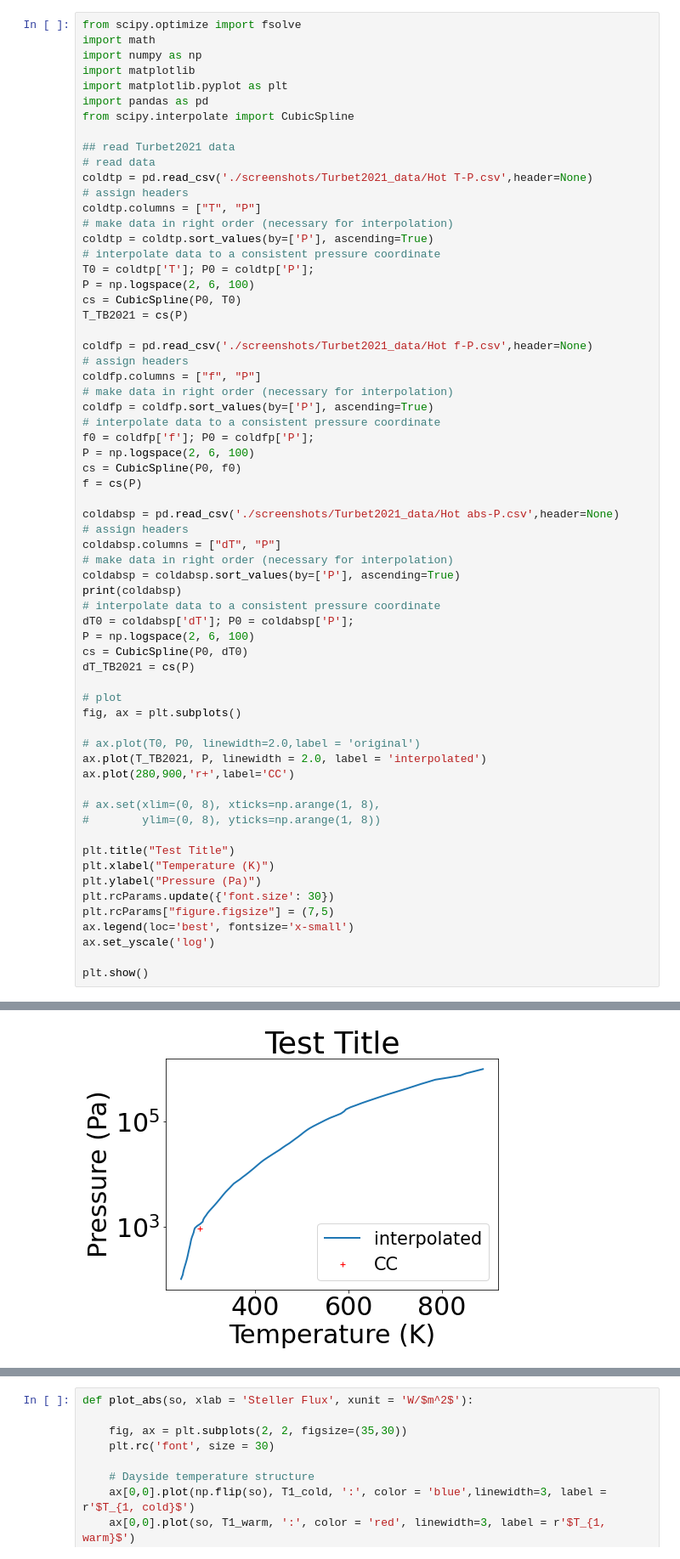
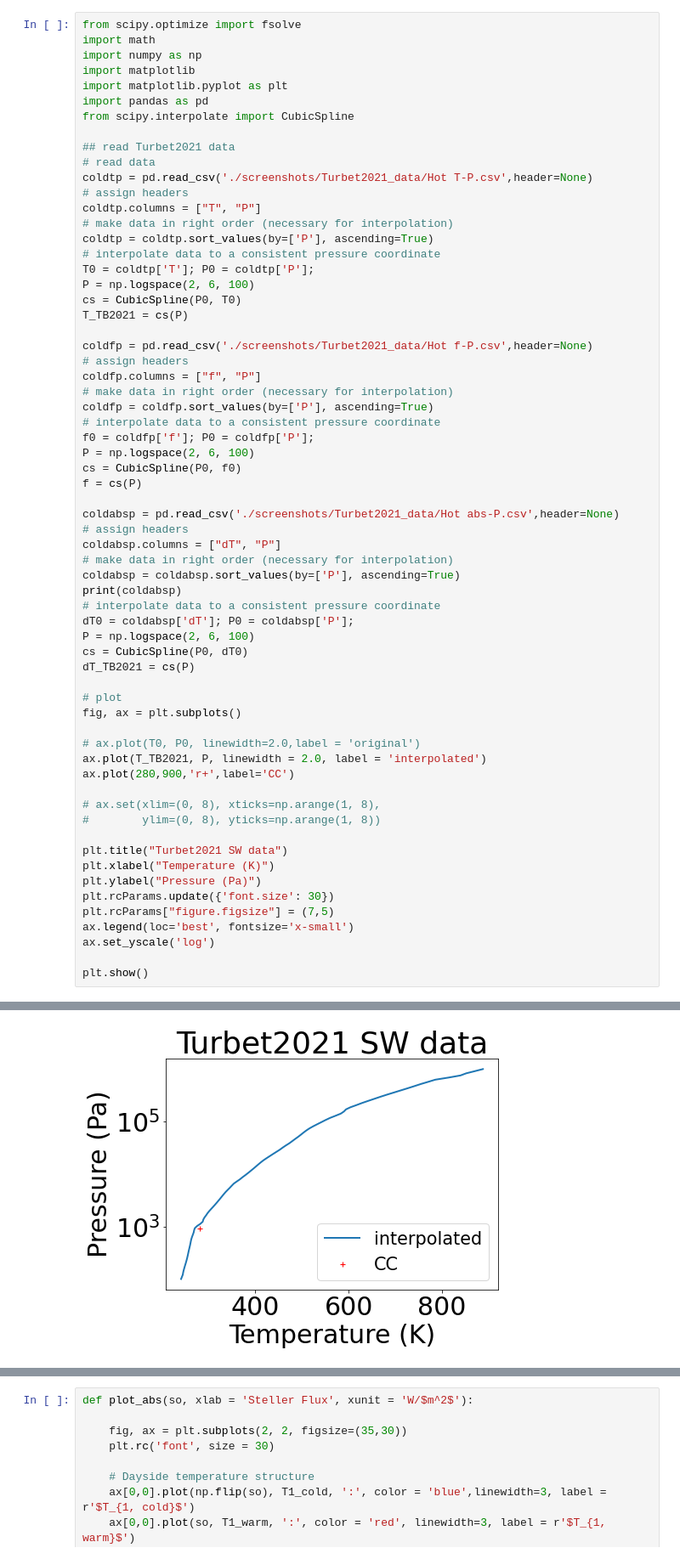
Before and after one commit to bowen27/hysteresis_steam, a Jupyter notebook: Code_OnMidway2Cluster_03242023/radiation fitting.ipynb, the cells around one changed output, grey strips where cells are left out. Shown at 85% size. Saved outputs shown, nothing was run; the diff lists cells and outputs as text.

```diff
--- a/Code_OnMidway2Cluster_03242023/radiation fitting.ipynb
+++ b/Code_OnMidway2Cluster_03242023/radiation fitting.ipynb
@@ -49,35 +49,35 @@ fig, ax = plt.subplots()
 # ax.plot(T0, P0, linewidth=2.0,label = 'original')
 ax.plot(T_TB2021, P, linewidth = 2.0, label = 'interpolated')
 ax.plot(280,900,'r+',label='CC')
 
 # ax.set(xlim=(0, 8), xticks=np.arange(1, 8),
 #        ylim=(0, 8), yticks=np.arange(1, 8))
 
-plt.title("Test Title")
+plt.title("Turbet2021 SW data")
 plt.xlabel("Temperature (K)")
 plt.ylabel("Pressure (Pa)")
 plt.rcParams.update({'font.size': 30})
 plt.rcParams["figure.figsize"] = (7,5)
 ax.legend(loc='best', fontsize='x-small')
 ax.set_yscale('log')
 
 plt.show()
 # %% [output]
           dT             P
 85  1.806220  1.421674e+01
 84  1.627721  1.570770e+01
 83  1.445043  1.786704e+01
 82  1.282787  2.048042e+01
 81  1.159888  2.359788e+01
 ..       ...           ...
 4   0.000317  6.412675e+05
 3   0.000252  7.239074e+05
 2   0.000199  8.132337e+05
 1   0.000157  9.129959e+05
 0   0.000118  1.023106e+06
 
 [86 rows x 2 columns]
-[figure, old version]
+[figure, new version]
 # %%
 # read Turbet2023 data
 # read data
```
Also changed, not shown: parts of 21 cells of this notebook, 19 other files.
